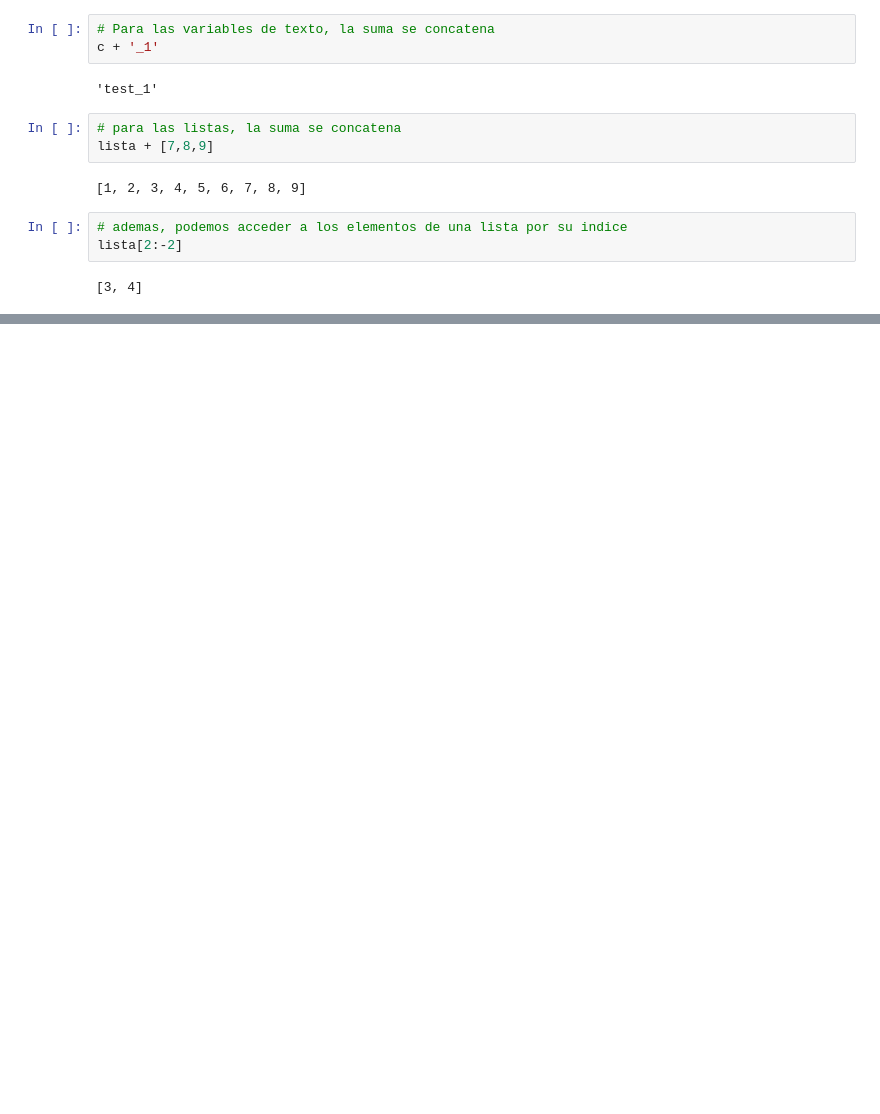
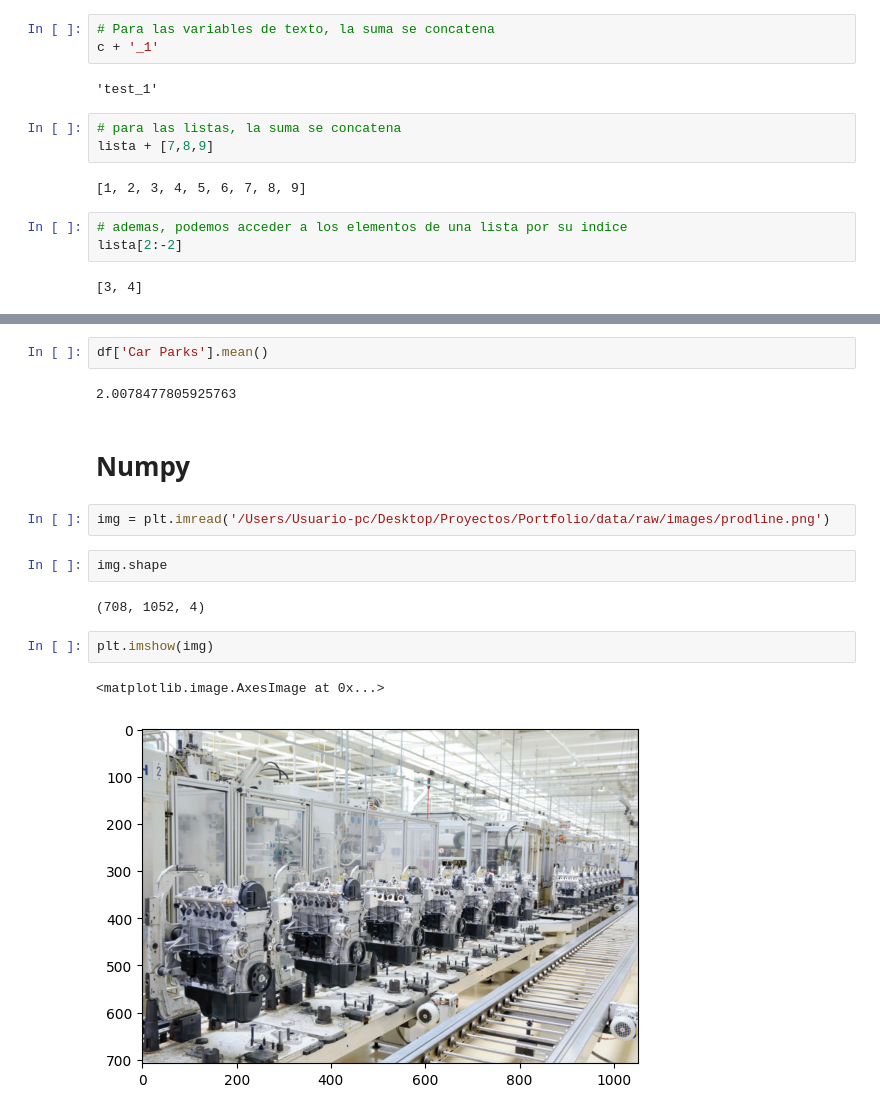
Before and after one commit to MezaMauricio/Portfolio, a Jupyter notebook: C03.ipynb, the cells around one changed output, grey strips where cells are left out. Saved outputs shown, nothing was run; the diff lists cells and outputs as text; blank space fills up the shorter version.

```diff
--- a/C03.ipynb
+++ b/C03.ipynb
@@ -29,0 +368,17 @@ lista[2:-2]
+# %%
+df['Car Parks'].mean()
+# %% [output]
+2.0078477805925763
+# %% [markdown]
+# Numpy
+# %%
+img = plt.imread('/Users/Usuario-pc/Desktop/Proyectos/Portfolio/data/raw/images/prodline.png')
+# %%
+img.shape
+# %% [output]
+(708, 1052, 4)
+# %%
+plt.imshow(img)
+# %% [output]
+<matplotlib.image.AxesImage at 0x...>
+[figure, added]
```
Also changed, not shown: parts of 38 cells of this notebook, 1 other file.
